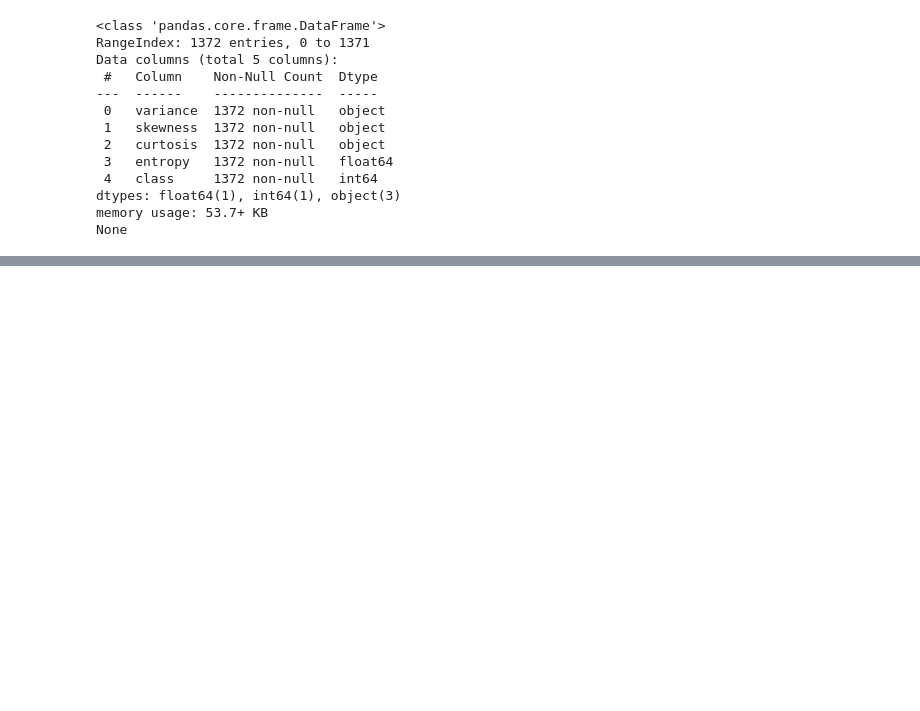
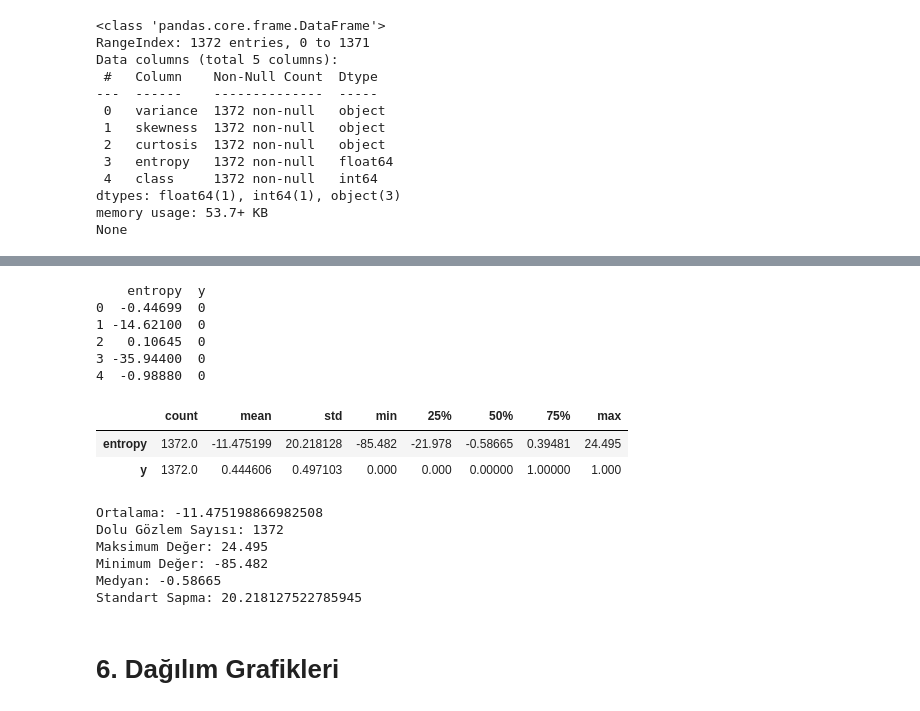
Before and after one commit to mfasahin/banknot_authentication, a Jupyter notebook: data_banknote.ipynb, the cells around one changed output, grey strips where cells are left out. Drawn from its saved outputs; the diff is of its cells as text; code cells hidden in the pictures; blank space fills up the shorter version.

```diff
--- a/data_banknote.ipynb
+++ b/data_banknote.ipynb
@@ -52,0 +175,32 @@ print(df.info())
+# %%
+numDf = df.select_dtypes(include=['float64', 'int64'])
+print(numDf.head())
+# %% [output]
+    entropy  y
+0  -0.44699  0
+1 -14.62100  0
+2   0.10645  0
+3 -35.94400  0
+4  -0.98880  0
+# %%
+numDf.describe().T
+# %% [output]
+|  | count | mean | std | min | 25% | 50% | 75% | max |
+| entropy | 1372.0 | -11.475199 | 20.218128 | -85.482 | -21.978 | -0.58665 | 0.39481 | 24.495 |
+| y | 1372.0 | 0.444606 | 0.497103 | 0.000 | 0.000 | 0.00000 | 1.00000 | 1.000 |
+# %%
+print("Ortalama: " + str(numDf["entropy"].mean()))
+print("Dolu Gözlem Sayısı: " + str(numDf["entropy"].count()))
+print("Maksimum Değer: " + str(numDf["entropy"].max()))
+print("Minimum Değer: " + str(numDf["entropy"].min()))
+print("Medyan: " + str(numDf["entropy"].median()))
+print("Standart Sapma: " + str(numDf["entropy"].std()))
+# %% [output]
+Ortalama: -11.475198866982508
+Dolu Gözlem Sayısı: 1372
+Maksimum Değer: 24.495
+Minimum Değer: -85.482
+Medyan: -0.58665
+Standart Sapma: 20.218127522785945
+# %% [markdown]
+# 6. Dağılım Grafikleri
```
Also changed, not shown: parts of 26 cells of this notebook.
